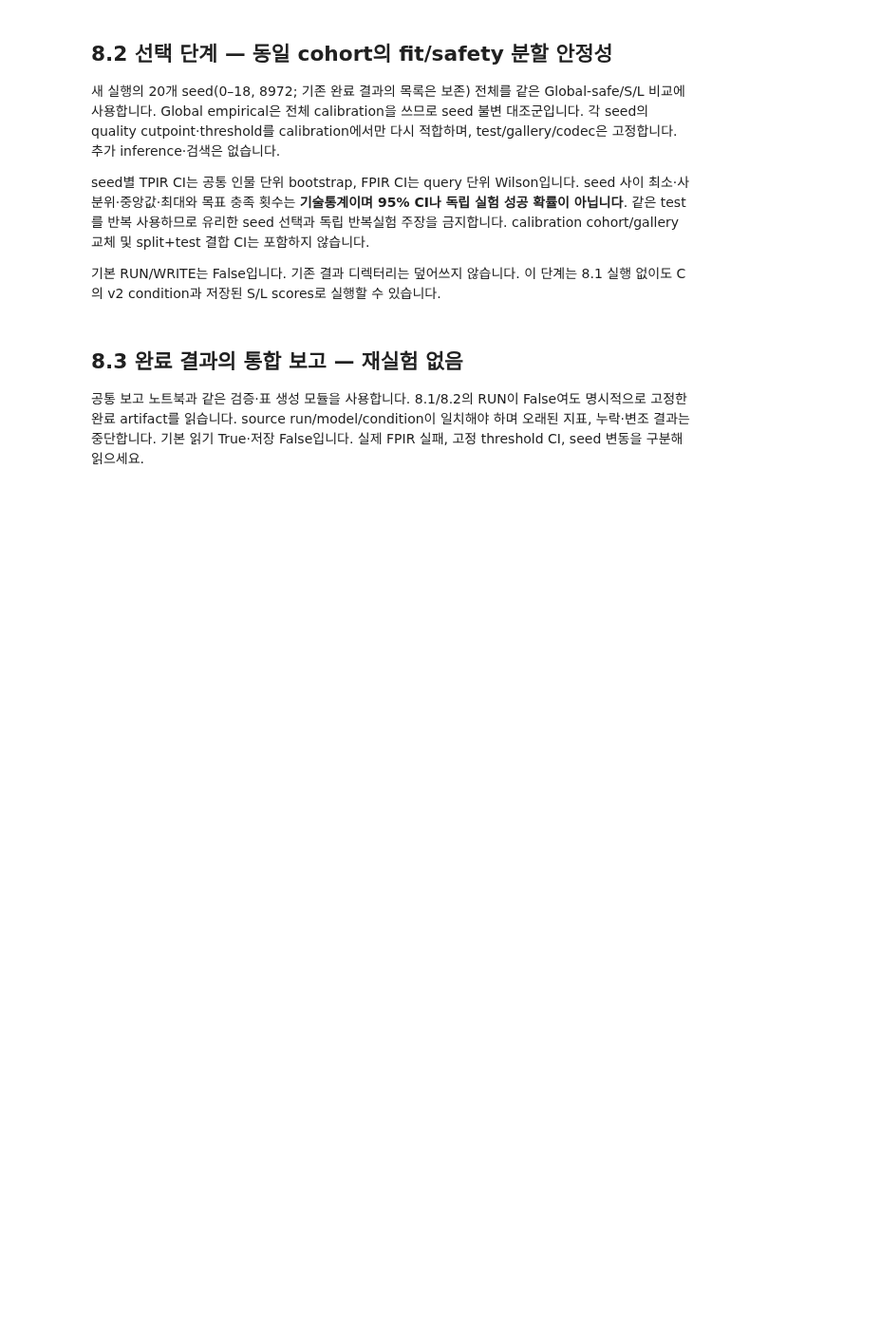
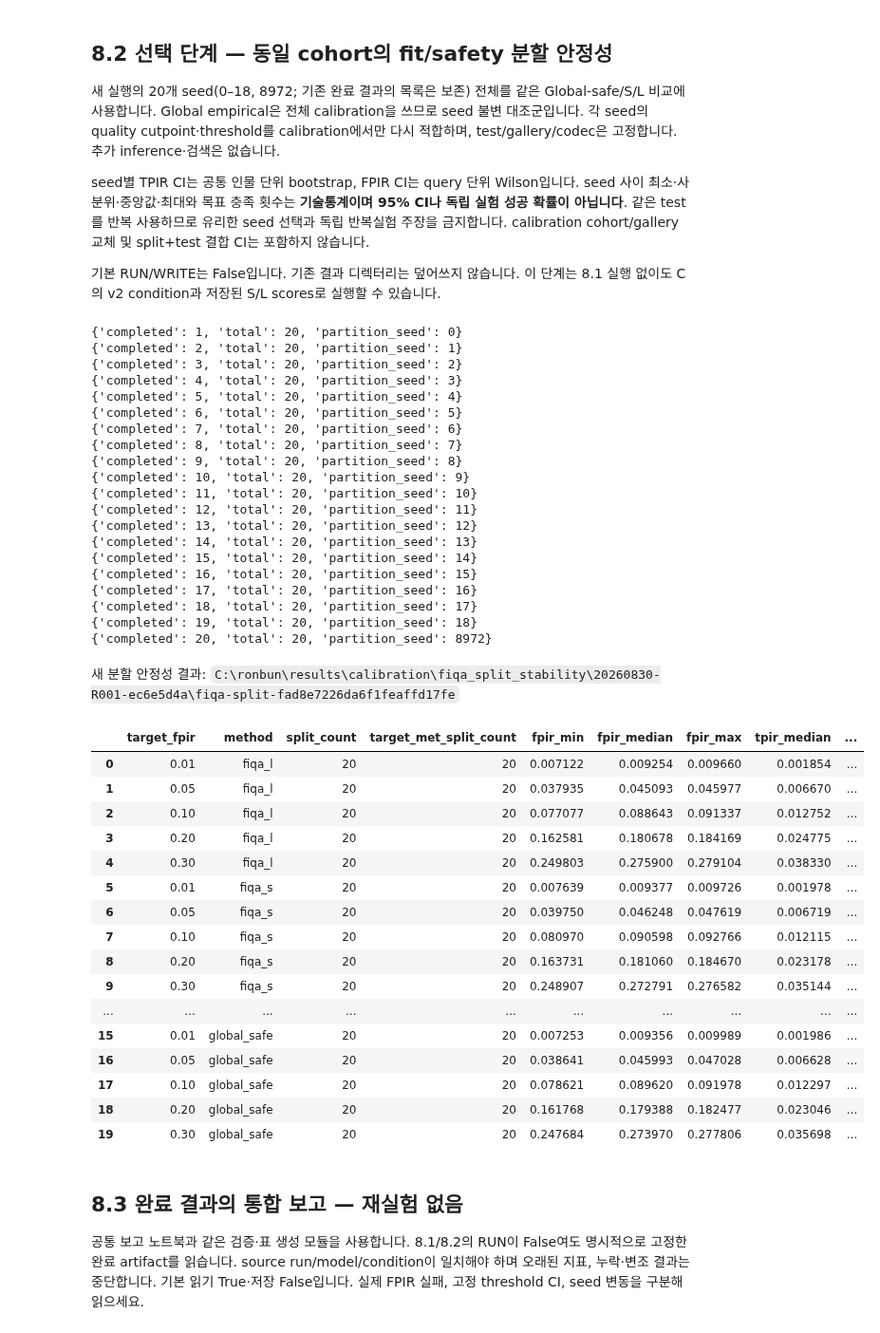
Before and after one commit to knougitrepos/ronbun, a Jupyter notebook: notebooks/calibration/00_fiqa_conditioned_threshold_calibration.ipynb, the cells around one changed output. Shown at 95% size. Drawn from its saved outputs; the diff is of its cells as text; code cells hidden in the pictures; blank space fills up the shorter version.

```diff
--- a/notebooks/calibration/00_fiqa_conditioned_threshold_calibration.ipynb
+++ b/notebooks/calibration/00_fiqa_conditioned_threshold_calibration.ipynb
@@ -86,7 +88,7 @@ SURVFACE_RUN_CANDIDATES = {
         '20260830-R001-ec6e5d4a_step4_survface_adaface-4df25b75e065b0b9ed43'
     ),
 }
-SOURCE_MODEL = 'arcface'
+SOURCE_MODEL = 'adaface'
 assert SOURCE_MODEL in SURVFACE_RUN_CANDIDATES, 'SOURCE_MODEL은 명시된 완료 run 후보여야 합니다.'
 SOURCE_RUN_DIR = SURVFACE_RUN_CANDIDATES[SOURCE_MODEL]
 ALIGNED_BUNDLE_DIR = PROJECT_ROOT / 'data' / 'interim' / 'step4' / 'survface' / 'aligned_112'
@@ -124,16 +126,16 @@ RUN_FIQA_INFERENCE = False  # 전체 aligned 얼굴의 CR-FIQA 점수 추론 실
 WRITE_FIQA_ARTIFACT = False  # 추론한 FIQA 점수를 artifact로 저장
 
 # ==================== 2. PQ-m128 ADC 점수 재생성 ====================
-RUN_SCORE_REPLAY = False  # calibration/test의 PQ-m128 ADC 점수 재계산
-WRITE_SCORE_ARTIFACT = False  # 재계산한 ADC condition score를 저장
+RUN_SCORE_REPLAY = True  # calibration/test의 PQ-m128 ADC 점수 재계산
+WRITE_SCORE_ARTIFACT = True  # 재계산한 ADC condition score를 저장
 
 # ==================== 3. Global/FIQA threshold 비교 ====================
-RUN_THRESHOLD_CALIBRATION = False  # Global과 FIQA 조건부 threshold 비교 실행
-WRITE_CALIBRATION_ARTIFACT = False  # threshold 비교 결과를 artifact로 저장
+RUN_THRESHOLD_CALIBRATION = True  # Global과 FIQA 조건부 threshold 비교 실행
+WRITE_CALIBRATION_ARTIFACT = True  # threshold 비교 결과를 artifact로 저장
 
 # ==================== 4. Saliency 진단 ====================
-RUN_PRIMARY_SALIENCY_SUMMARY = True
-RUN_SALIENCY_READINESS_CHECK = True
+RUN_PRIMARY_SALIENCY_SUMMARY = False
+RUN_SALIENCY_READINESS_CHECK = False
 
 assert FIQA_VARIANT in FIQA_CHECKPOINTS
 assert QUALITY_BIN_COUNT == 2, '주 분석은 사전 지정된 Low/High 2분위를 사용합니다.'
@@ -571,8 +686,8 @@ seed별 TPIR CI는 공통 인물 단위 bootstrap, FPIR CI는 query 단위 Wilso
 from research.experiments.fiqa_split_stability import (
     DEFAULT_PARTITION_SEEDS, run_fiqa_split_stability, write_fiqa_split_stability,
 )
-RUN_SPLIT_STABILITY = False
-WRITE_SPLIT_STABILITY = False
+RUN_SPLIT_STABILITY = True
+WRITE_SPLIT_STABILITY = True
 SPLIT_STABILITY_SEEDS = DEFAULT_PARTITION_SEEDS
 SPLIT_STABILITY_RESAMPLES = 2000
 SPLIT_STABILITY_BOOTSTRAP_SEED = 8972
@@ -581,33 +696,72 @@ if WRITE_SPLIT_STABILITY and not RUN_SPLIT_STABILITY:
     raise ValueError('WRITE requires RUN_SPLIT_STABILITY=True')
 if RUN_SPLIT_STABILITY:
     if condition_tables is None:
         raise RuntimeError('먼저 C에서 v2 condition artifact를 준비하세요.')
     stability_fiqa = {
         variant: load_fiqa_score_artifact(
             RESULT_ROOT / 'fiqa_scores' / 'survface' / CRFIQA_VARIANTS[variant].model_uid
         ) for variant in ('S', 'L')
     }
     split_stability = run_fiqa_split_stability(
         condition_tables, stability_fiqa['S'], stability_fiqa['L'],
         partition_seeds=SPLIT_STABILITY_SEEDS, target_fpirs=TARGET_FPIRS,
         safety_fraction=SAFETY_FRACTION, bin_count=QUALITY_BIN_COUNT,
         shrinkage_strength=SHRINKAGE_STRENGTH,
         minimum_group_non_mated=MINIMUM_GROUP_NON_MATED,
         resamples=SPLIT_STABILITY_RESAMPLES, bootstrap_seed=SPLIT_STABILITY_BOOTSTRAP_SEED,
         progress=lambda status: print(status, flush=True),
     )
     if WRITE_SPLIT_STABILITY:
         split_stability_path = write_fiqa_split_stability(
             RESULT_ROOT / 'fiqa_split_stability' / str(source_manifest['run_id']),
             split_stability,
         )
         display(Markdown(f'새 분할 안정성 결과: `{split_stability_path}`'))
     display(split_stability['stability_summary'][[
         'target_fpir', 'method', 'split_count', 'target_met_split_count',
         'fpir_min', 'fpir_median', 'fpir_max', 'tpir_median', 'observed_pattern',
     ]])
 else:
     display(Markdown('분할 안정성 대기: RUN/WRITE를 명시적으로 활성화하세요.'))
+# %% [output]
+{'completed': 1, 'total': 20, 'partition_seed': 0}
+{'completed': 2, 'total': 20, 'partition_seed': 1}
+{'completed': 3, 'total': 20, 'partition_seed': 2}
+{'completed': 4, 'total': 20, 'partition_seed': 3}
+{'completed': 5, 'total': 20, 'partition_seed': 4}
+{'completed': 6, 'total': 20, 'partition_seed': 5}
+{'completed': 7, 'total': 20, 'partition_seed': 6}
+{'completed': 8, 'total': 20, 'partition_seed': 7}
+{'completed': 9, 'total': 20, 'partition_seed': 8}
+{'completed': 10, 'total': 20, 'partition_seed': 9}
+{'completed': 11, 'total': 20, 'partition_seed': 10}
+{'completed': 12, 'total': 20, 'partition_seed': 11}
+{'completed': 13, 'total': 20, 'partition_seed': 12}
+{'completed': 14, 'total': 20, 'partition_seed': 13}
+{'completed': 15, 'total': 20, 'partition_seed': 14}
+{'completed': 16, 'total': 20, 'partition_seed': 15}
+{'completed': 17, 'total': 20, 'partition_seed': 16}
+{'completed': 18, 'total': 20, 'partition_seed': 17}
+{'completed': 19, 'total': 20, 'partition_seed': 18}
+{'completed': 20, 'total': 20, 'partition_seed': 8972}
+새 분할 안정성 결과: `C:\ronbun\results\calibration\fiqa_split_stability\20260830-R001-ec6e5d4a\fiqa-split-fad8e7226da6f1feaffd17fe`
+|  | target_fpir | method | split_count | target_met_split_count | fpir_min | fpir_median | fpir_max | tpir_median | ... |
+| 0 | 0.01 | fiqa_l | 20 | 20 | 0.007122 | 0.009254 | 0.009660 | 0.001854 | ... |
+| 1 | 0.05 | fiqa_l | 20 | 20 | 0.037935 | 0.045093 | 0.045977 | 0.006670 | ... |
+| 2 | 0.10 | fiqa_l | 20 | 20 | 0.077077 | 0.088643 | 0.091337 | 0.012752 | ... |
+| 3 | 0.20 | fiqa_l | 20 | 20 | 0.162581 | 0.180678 | 0.184169 | 0.024775 | ... |
+| 4 | 0.30 | fiqa_l | 20 | 20 | 0.249803 | 0.275900 | 0.279104 | 0.038330 | ... |
+| 5 | 0.01 | fiqa_s | 20 | 20 | 0.007639 | 0.009377 | 0.009726 | 0.001978 | ... |
+| 6 | 0.05 | fiqa_s | 20 | 20 | 0.039750 | 0.046248 | 0.047619 | 0.006719 | ... |
+| 7 | 0.10 | fiqa_s | 20 | 20 | 0.080970 | 0.090598 | 0.092766 | 0.012115 | ... |
+| 8 | 0.20 | fiqa_s | 20 | 20 | 0.163731 | 0.181060 | 0.184670 | 0.023178 | ... |
+| 9 | 0.30 | fiqa_s | 20 | 20 | 0.248907 | 0.272791 | 0.276582 | 0.035144 | ... |
+| ... | ... | ... | ... | ... | ... | ... | ... | ... | ... |
+| 15 | 0.01 | global_safe | 20 | 20 | 0.007253 | 0.009356 | 0.009989 | 0.001986 | ... |
+| 16 | 0.05 | global_safe | 20 | 20 | 0.038641 | 0.045993 | 0.047028 | 0.006628 | ... |
+| 17 | 0.10 | global_safe | 20 | 20 | 0.078621 | 0.089620 | 0.091978 | 0.012297 | ... |
+| 18 | 0.20 | global_safe | 20 | 20 | 0.161768 | 0.179388 | 0.182477 | 0.023046 | ... |
+| 19 | 0.30 | global_safe | 20 | 20 | 0.247684 | 0.273970 | 0.277806 | 0.035698 | ... |
 # %% [markdown]
 ## 8.3 완료 결과의 통합 보고 — 재실험 없음
 
```
Also changed, not shown: parts of 12 cells of this notebook, 19 other files.
